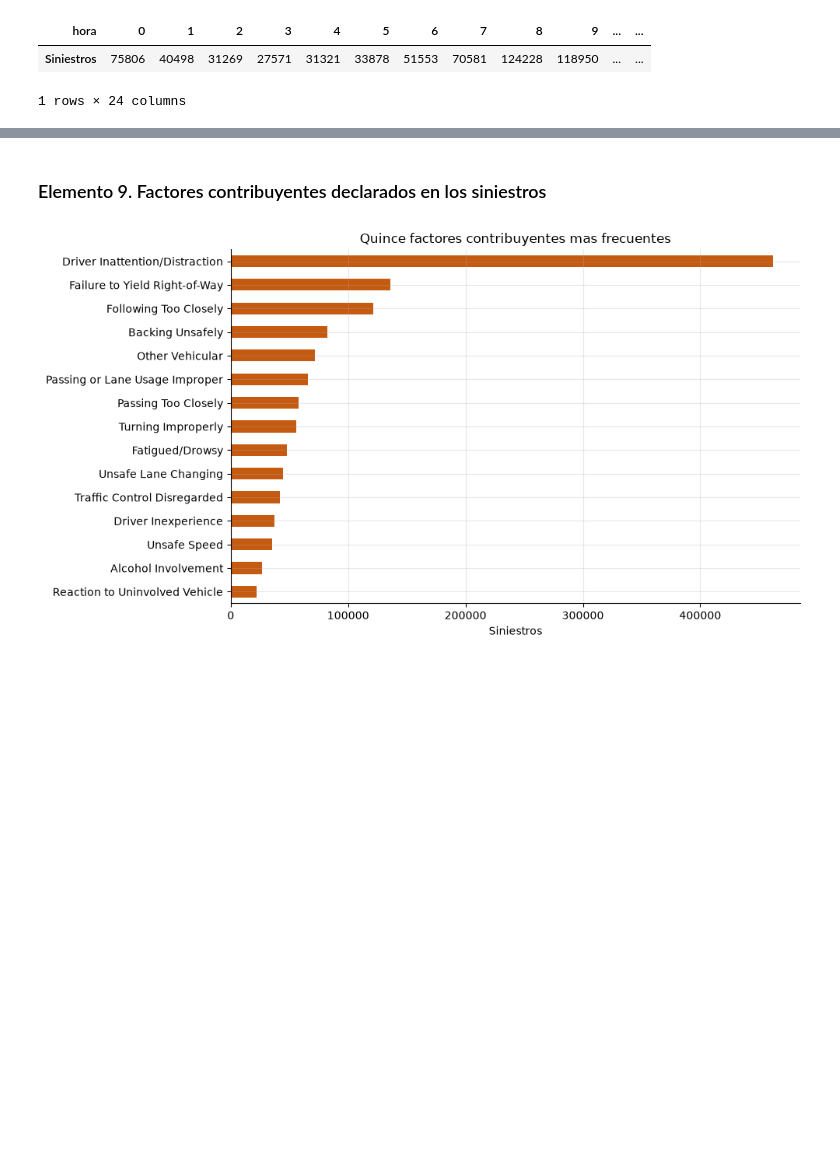
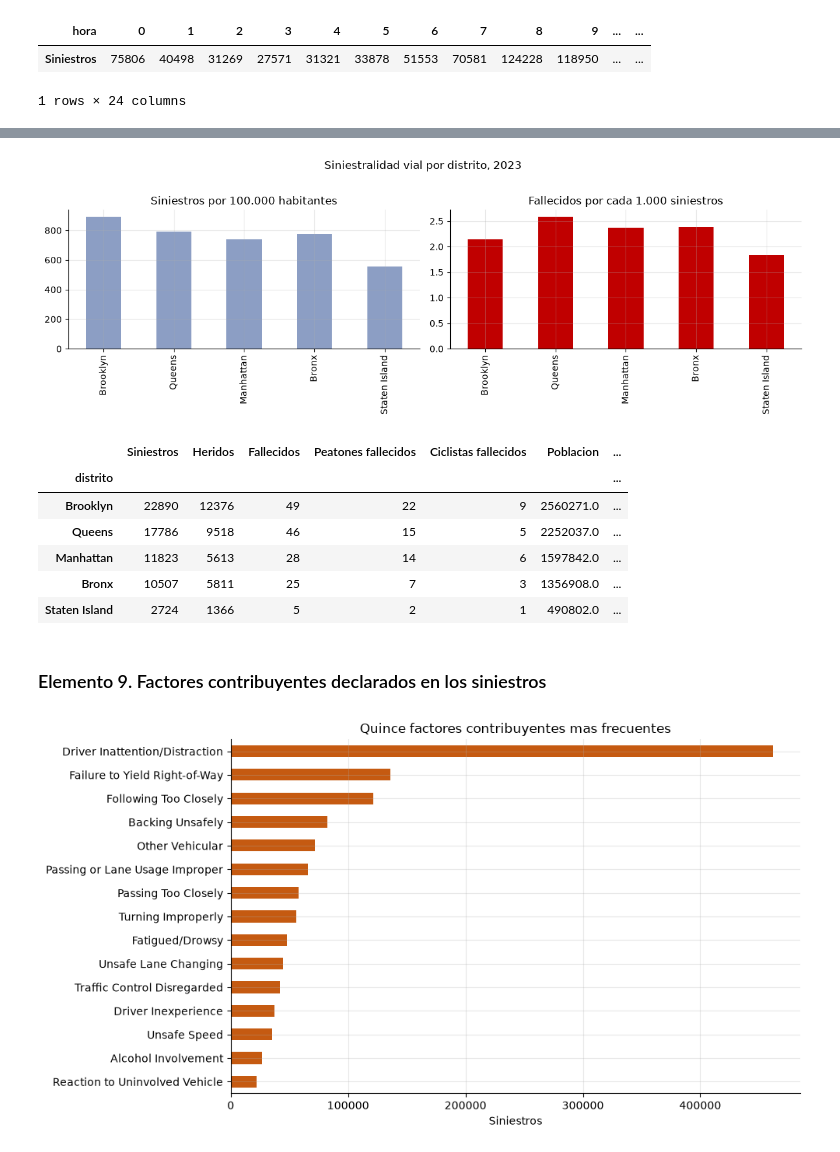
Before and after one commit to javigk01/proyecto-ny-grupo1, a Jupyter notebook: notebooks/entrega1.ipynb, the cells around one changed output, grey strips where cells are left out. Drawn from its saved outputs; the diff is of its cells as text; code cells hidden in the pictures; blank space fills up the shorter version.

```diff
--- a/notebooks/entrega1.ipynb
+++ b/notebooks/entrega1.ipynb
@@ -906,3 +974,38 @@ grav_sin
+# %%
+grav_sin = (siniestros.filter(F.col('borough').isNotNull() &
+                              (F.col('anio') == ANO_REF))
+            .groupBy('borough')
+            .agg(F.count('*').alias('Siniestros'),
+                 F.sum('n_persons_injured').alias('Heridos'),
+                 F.sum('n_persons_killed').alias('Fallecidos'),
+                 F.sum('n_pedestrians_killed').alias('Peatones fallecidos'),
+                 F.sum('n_cyclist_killed').alias('Ciclistas fallecidos'))
+            .toPandas())
+grav_sin['distrito'] = grav_sin['borough'].str.title()
+grav_sin = grav_sin.set_index('distrito').drop(columns='borough')
+grav_sin['Poblacion'] = poblacion
+grav_sin['Siniestros/100k'] = (100000 * grav_sin['Siniestros'] / grav_sin['Poblacion']).round(0)
+grav_sin['Letalidad (x1000 sin.)'] = (1000 * grav_sin['Fallecidos'] / grav_sin['Siniestros']).round(2)
+grav_sin = grav_sin.sort_values('Siniestros', ascending=False)
+
+fig, (a1, a2) = plt.subplots(1, 2, figsize=(12, 4))
+grav_sin['Siniestros/100k'].plot.bar(ax=a1, color='#8c9ec4')
+a1.set_title('Siniestros por 100.000 habitantes'); a1.set_xlabel('')
+grav_sin['Letalidad (x1000 sin.)'].plot.bar(ax=a2, color='#c00000')
+a2.set_title('Fallecidos por cada 1.000 siniestros'); a2.set_xlabel('')
+plt.suptitle('Siniestralidad vial por distrito, %d' % ANO_REF, y=1.02)
+plt.tight_layout(); plt.show()
+
+grav_sin
+# %% [output]
+[figure, added]
+|  | Siniestros | Heridos | Fallecidos | Peatones fallecidos | Ciclistas fallecidos | Poblacion | ... |
+| distrito |  |  |  |  |  |  | ... |
+| Brooklyn | 22890 | 12376 | 49 | 22 | 9 | 2560271.0 | ... |
+| Queens | 17786 | 9518 | 46 | 15 | 5 | 2252037.0 | ... |
+| Manhattan | 11823 | 5613 | 28 | 14 | 6 | 1597842.0 | ... |
+| Bronx | 10507 | 5811 | 25 | 7 | 3 | 1356908.0 | ... |
+| Staten Island | 2724 | 1366 | 5 | 2 | 1 | 490802.0 | ... |
 # %% [markdown]
 ### Elemento 9. Factores contribuyentes declarados en los siniestros
 # %%
```
Also changed, not shown: parts of 39 cells of this notebook, 15 other files.
